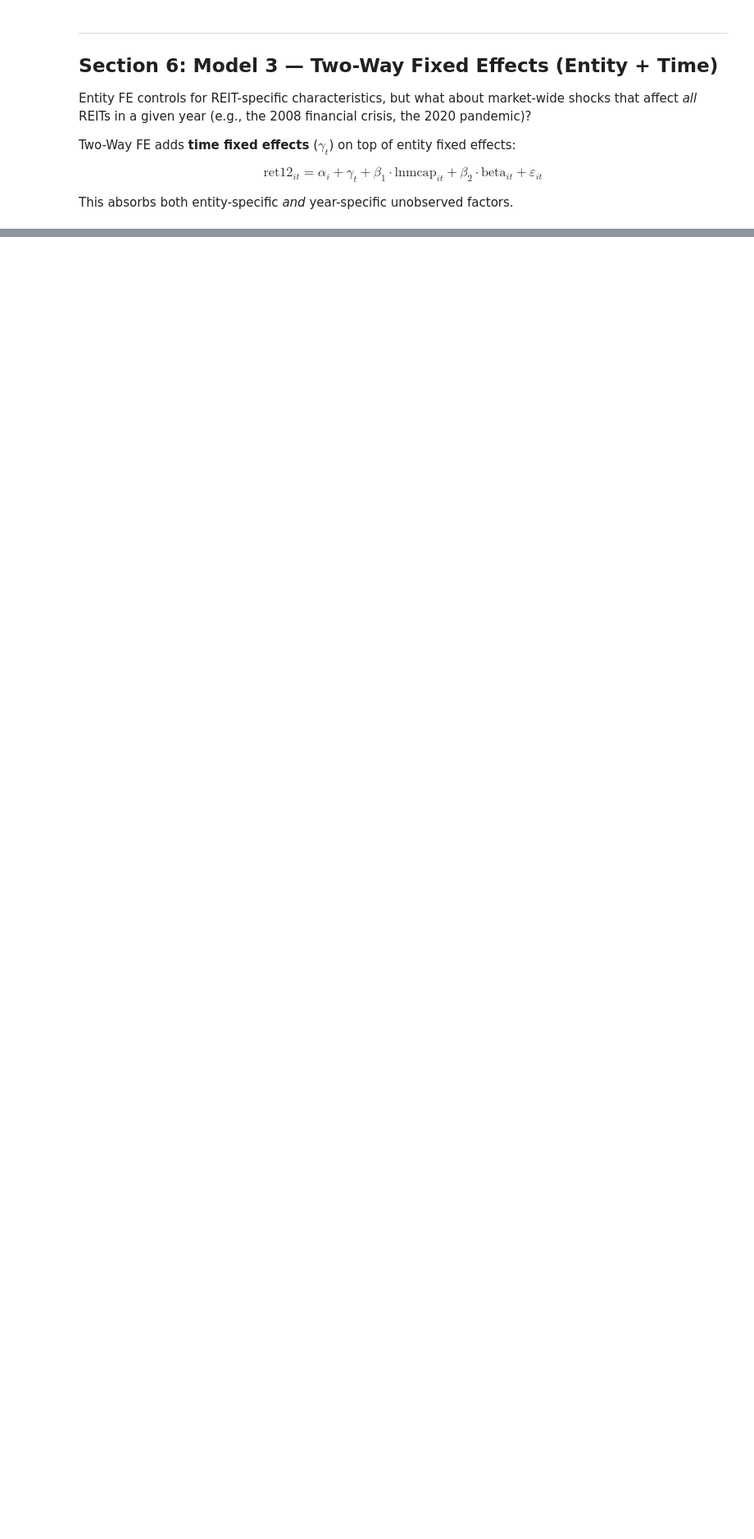
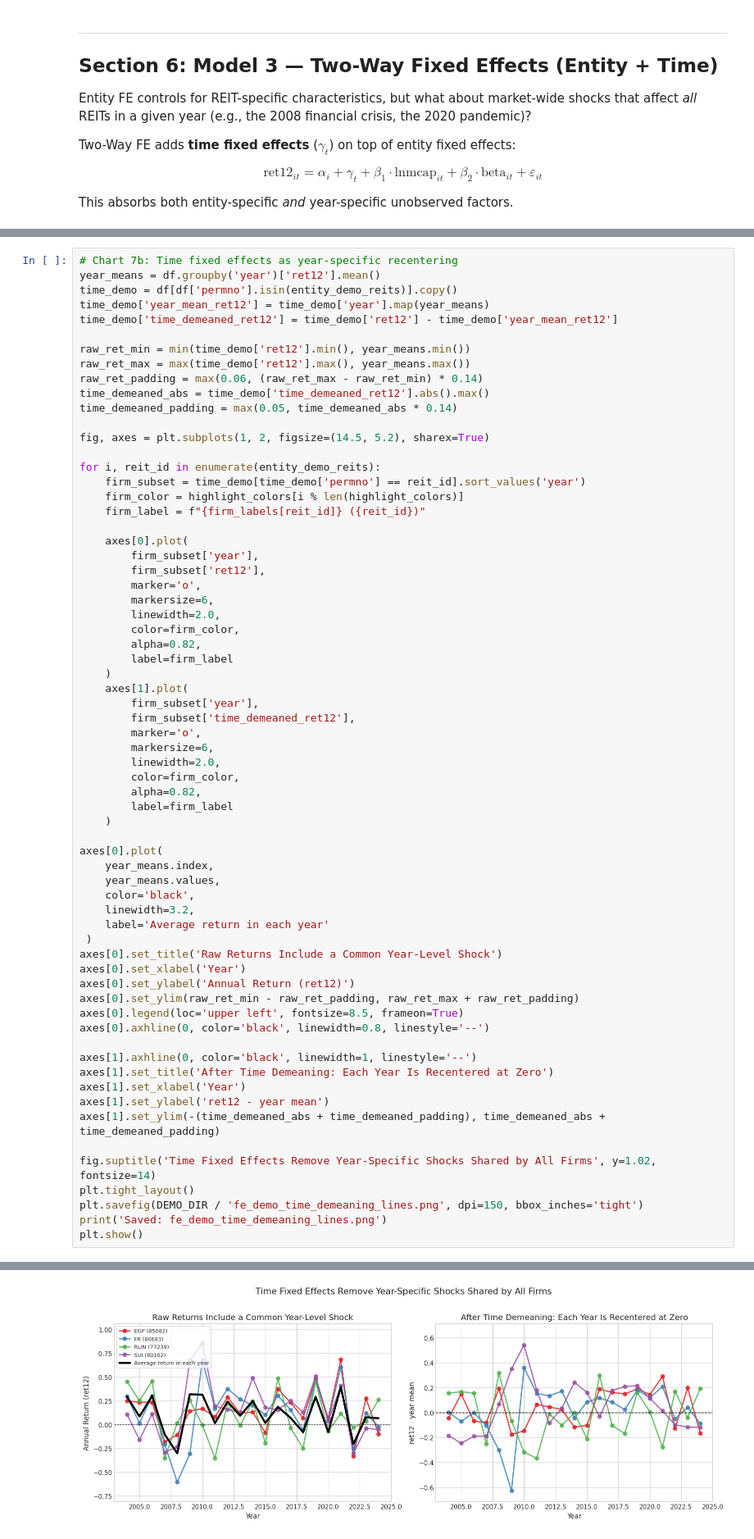
Before and after one commit to isb2348/qm2023-week10-fixed-effects-demos, a Jupyter notebook: fixed_effects_demo.ipynb, the cells around one changed output, grey strips where cells are left out. Shown at 82% size. Saved outputs shown, nothing was run; the diff lists cells and outputs as text; blank space fills up the shorter version.

```diff
--- a/fixed_effects_demo.ipynb
+++ b/fixed_effects_demo.ipynb
@@ -519,0 +944,67 @@ This absorbs both entity-specific *and* year-specific unobserved factors.
+# %%
+# Chart 7b: Time fixed effects as year-specific recentering
+year_means = df.groupby('year')['ret12'].mean()
+time_demo = df[df['permno'].isin(entity_demo_reits)].copy()
+time_demo['year_mean_ret12'] = time_demo['year'].map(year_means)
+time_demo['time_demeaned_ret12'] = time_demo['ret12'] - time_demo['year_mean_ret12']
+
+raw_ret_min = min(time_demo['ret12'].min(), year_means.min())
+raw_ret_max = max(time_demo['ret12'].max(), year_means.max())
+raw_ret_padding = max(0.06, (raw_ret_max - raw_ret_min) * 0.14)
+time_demeaned_abs = time_demo['time_demeaned_ret12'].abs().max()
+time_demeaned_padding = max(0.05, time_demeaned_abs * 0.14)
+
+fig, axes = plt.subplots(1, 2, figsize=(14.5, 5.2), sharex=True)
+
+for i, reit_id in enumerate(entity_demo_reits):
+    firm_subset = time_demo[time_demo['permno'] == reit_id].sort_values('year')
+    firm_color = highlight_colors[i % len(highlight_colors)]
+    firm_label = f"{firm_labels[reit_id]} ({reit_id})"
+
+    axes[0].plot(
+        firm_subset['year'],
+        firm_subset['ret12'],
+        marker='o',
+        markersize=6,
+        linewidth=2.0,
+        color=firm_color,
+        alpha=0.82,
+        label=firm_label
+    )
+    axes[1].plot(
+        firm_subset['year'],
+        firm_subset['time_demeaned_ret12'],
+        marker='o',
+        markersize=6,
+        linewidth=2.0,
+        color=firm_color,
+        alpha=0.82,
+        label=firm_label
+    )
+
+axes[0].plot(
+    year_means.index,
+    year_means.values,
+    color='black',
+    linewidth=3.2,
+    label='Average return in each year'
+ )
+axes[0].set_title('Raw Returns Include a Common Year-Level Shock')
+axes[0].set_xlabel('Year')
+axes[0].set_ylabel('Annual Return (ret12)')
+axes[0].set_ylim(raw_ret_min - raw_ret_padding, raw_ret_max + raw_ret_padding)
+axes[0].legend(loc='upper left', fontsize=8.5, frameon=True)
+axes[0].axhline(0, color='black', linewidth=0.8, linestyle='--')
+
+axes[1].axhline(0, color='black', linewidth=1, linestyle='--')
+axes[1].set_title('After Time Demeaning: Each Year Is Recentered at Zero')
+axes[1].set_xlabel('Year')
+axes[1].set_ylabel('ret12 - year mean')
+axes[1].set_ylim(-(time_demeaned_abs + time_demeaned_padding), time_demeaned_abs + time_demeaned_padding)
+
+fig.suptitle('Time Fixed Effects Remove Year-Specific Shocks Shared by All Firms', y=1.02, fontsize=14)
+plt.tight_layout()
+plt.savefig(DEMO_DIR / 'fe_demo_time_demeaning_lines.png', dpi=150, bbox_inches='tight')
+print('Saved: fe_demo_time_demeaning_lines.png')
+plt.show()
+# %% [output]
@@ -519,0 +1012 @@ This absorbs both entity-specific *and* year-specific unobserved factors.
+[figure, added]
```
Also changed, not shown: parts of 32 cells of this notebook, 6 other files.
